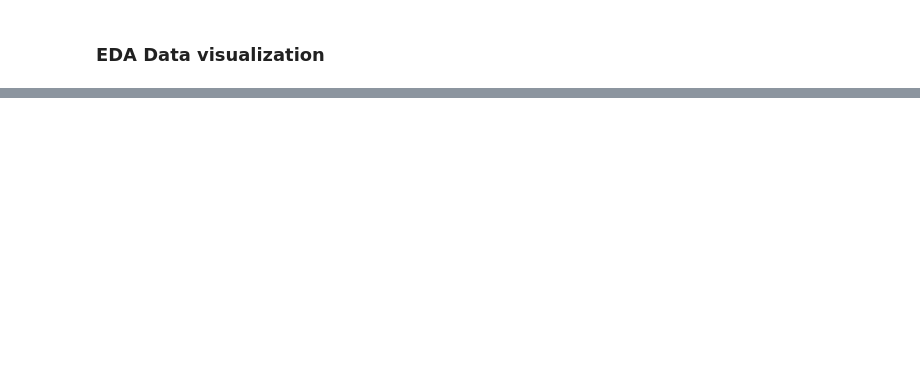
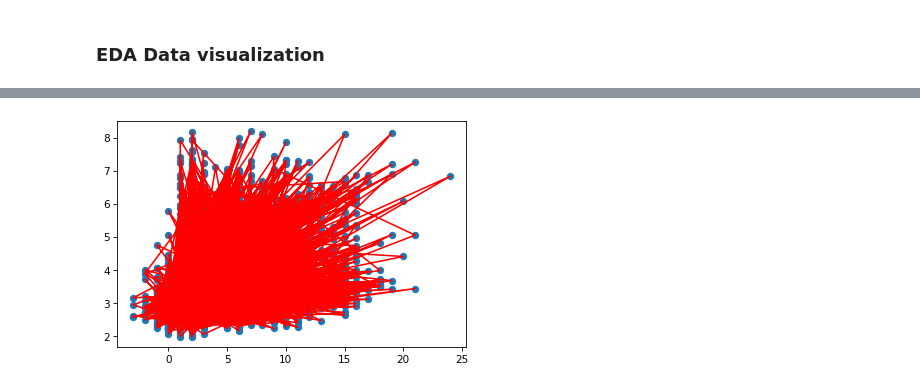
Before and after one commit to yying1/Py_personal, a Jupyter notebook: fpl/FPL_Data_Project.ipynb, the cells around one changed output, grey strips where cells are left out. Drawn from its saved outputs; the diff is of its cells as text; code cells hidden in the pictures; blank space fills up the shorter version.

```diff
--- a/fpl/FPL_Data_Project.ipynb
+++ b/fpl/FPL_Data_Project.ipynb
@@ -160,0 +246,3 @@ plt.show()
+# %%
+# filter by minutes_NW and element_type. Shirnk to 37177 rows of data
+df_all_nw_model = df_all_nw[(df_all_nw['minutes_NW'] >= 45) & (df_all_nw['element_type'] != 1)]
@@ -160,0 +255,9 @@ plt.show()
+# %%
+"""
+reference: https://searchengineland.com/heres-how-i-used-python-to-build-a-regression-model-using-an-e-commerce-dataset-326493
+1. Reducing x variables with high p value: 'GW', 'minutes', 'selected', 'transfers_out', 'bonus', 'assists', 'goals_scored', 'clean_sheets','red_cards'
+"""
+Y = df_all_nw_model['total_points_NW']
+X = df_all_nw_model[[ 'value', 'transfers_in','total_points', 'influence', 'creativity', 'threat', 'ict_index', 'yellow_cards','was_home', 'element_type','total_points_past', 'minutes_past']]
+# %%
+X_train, X_test, y_train, y_test = train_test_split(X, Y, test_size = 0.2, random_state = 465)
@@ -160,0 +270,4 @@ plt.show()
+# %%
+X_train = sm.add_constant(X_train)
+results = sm.OLS(y_train.astype(float), X_train.astype(float)).fit()
+results.summary()
@@ -160,0 +307,11 @@ plt.show()
+# %%
+X_test = sm.add_constant(X_test)
+
+y_preds = results.predict(X_test)
+
+plt.figure(dpi = 75)
+plt.scatter(y_test, y_preds)
+plt.plot(y_test, y_preds, color="red")
+plt.show()
+# %% [output]
+[figure, added]
```
Also changed, not shown: parts of 33 cells of this notebook, 2 other files.
